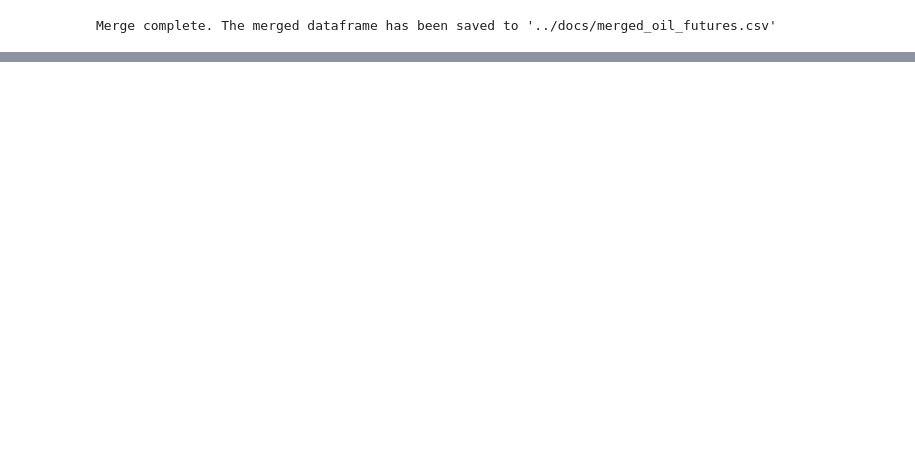
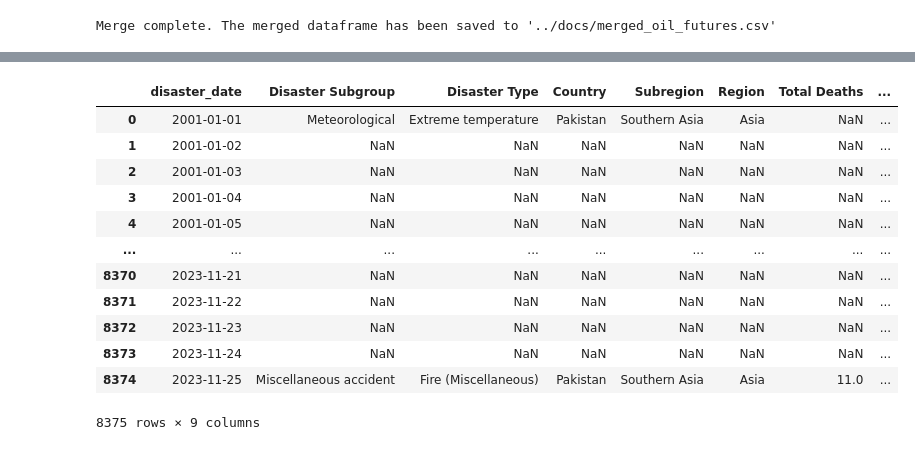
Before and after one commit to sirtxo/-EDA_MiddleEast_Conflicts_Energy, a Jupyter notebook: notebooks/Ipc_Oil_Dissaters_Initial_Analisis.ipynb, the cells around one changed output, grey strips where cells are left out. Drawn from its saved outputs; the diff is of its cells as text; code cells hidden in the pictures; blank space fills up the shorter version.

```diff
--- a/notebooks/Ipc_Oil_Dissaters_Initial_Analisis.ipynb
+++ b/notebooks/Ipc_Oil_Dissaters_Initial_Analisis.ipynb
@@ -110,0 +433,36 @@ Merge complete. The merged dataframe has been saved to '../docs/merged_oil_futur
+# %%
+# Suponiendo que filtered_disaster_data ya contiene los datos filtrados
+disaster_data = filtered_disaster_data
+
+# Convertir 'disaster_date' a datetime en disaster_data
+disaster_data['disaster_date'] = pd.to_datetime(disaster_data['disaster_date'])
+# Crear un rango completo de fechas desde 2001-01-01 hasta la última fecha en el dataset
+start_date = pd.to_datetime('2001-01-01')
+end_date = disaster_data['disaster_date'].max()
+full_date_range = pd.date_range(start=start_date, end=end_date, freq='D')
+
+# Crear un DataFrame con el rango completo de fechas
+full_date_df = pd.DataFrame(full_date_range, columns=['disaster_date'])
+
+# Asegurarse de que 'disaster_date' en full_date_df es de tipo datetime
+full_date_df['disaster_date'] = pd.to_datetime(full_date_df['disaster_date'])
+
+# Unir el DataFrame original con el DataFrame de rango completo de fechas
+merged_data = pd.merge(full_date_df, disaster_data, on='disaster_date', how='left')
+
+# Verificar el resultado
+merged_data.head(1515151515)
+# %% [output]
+|  | disaster_date | Disaster Subgroup | Disaster Type | Country | Subregion | Region | Total Deaths | ... |
+| 0 | 2001-01-01 | Meteorological | Extreme temperature | Pakistan | Southern Asia | Asia | NaN | ... |
+| 1 | 2001-01-02 | NaN | NaN | NaN | NaN | NaN | NaN | ... |
+| 2 | 2001-01-03 | NaN | NaN | NaN | NaN | NaN | NaN | ... |
+| 3 | 2001-01-04 | NaN | NaN | NaN | NaN | NaN | NaN | ... |
+| 4 | 2001-01-05 | NaN | NaN | NaN | NaN | NaN | NaN | ... |
+| ... | ... | ... | ... | ... | ... | ... | ... | ... |
+| 8370 | 2023-11-21 | NaN | NaN | NaN | NaN | NaN | NaN | ... |
+| 8371 | 2023-11-22 | NaN | NaN | NaN | NaN | NaN | NaN | ... |
+| 8372 | 2023-11-23 | NaN | NaN | NaN | NaN | NaN | NaN | ... |
+| 8373 | 2023-11-24 | NaN | NaN | NaN | NaN | NaN | NaN | ... |
+| 8374 | 2023-11-25 | Miscellaneous accident | Fire (Miscellaneous) | Pakistan | Southern Asia | Asia | 11.0 | ... |
+8375 rows × 9 columns
```
Also changed, not shown: parts of 24 cells of this notebook, 24 other files.
